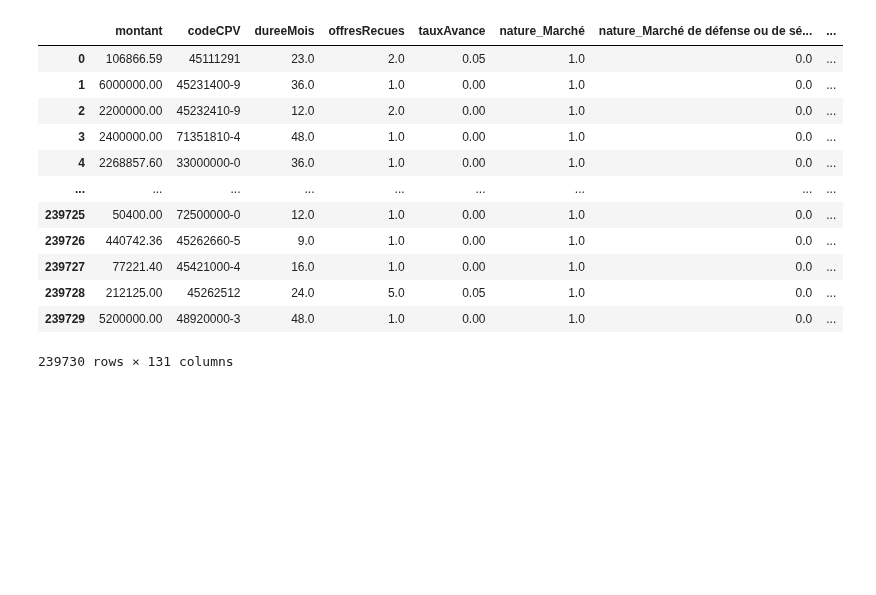
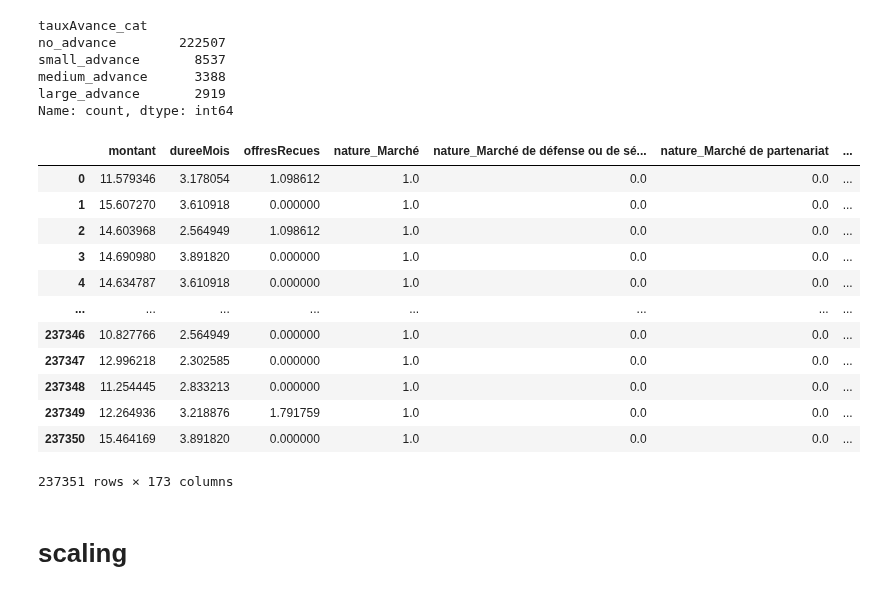
Before and after one commit to RonanB400/decp_ml, a Jupyter notebook: notebooks/LD_marche_sim_test_function.ipynb, the cells around one changed output. Saved outputs shown, nothing was run; the diff lists cells and outputs as text; code cells hidden in the pictures; blank space fills up the shorter version.

Commit message:
log transformation num, tauxavance en categorielle

```diff
--- a/notebooks/LD_marche_sim_test_function.ipynb
+++ b/notebooks/LD_marche_sim_test_function.ipynb
@@ -12,0 +46,8 @@ df = pd.read_csv('../data/train.csv', encoding='utf-8')
+# %%
+cpv_group_counts = df['codeCPV_2'].value_counts()
+top_n = 40
+top_groups = cpv_group_counts.nlargest(top_n)
+# %%
+df = df[df['codeCPV_2'].isin(top_groups.index)]
+
+df = df.drop(columns=['codeCPV'])
@@ -40,3 +99,15 @@ idAccordCadre               187389
 dtype: int64
 # %%
-# ajouter le cas CPV avec le code de Ronan et Paul
+bins = [-0.001, 0.001, 0.05, 0.15, 1.0]
+labels = ['no_advance', 'small_advance', 'medium_advance', 'large_advance']
+df['tauxAvance_cat'] = pd.cut(df['tauxAvance'], bins=bins, labels=labels)
+
+df = df.drop(columns=['tauxAvance'])
+df['tauxAvance_cat'].value_counts()
+# %% [output]
+tauxAvance_cat
+no_advance        222507
+small_advance       8537
+medium_advance      3388
+large_advance       2919
+Name: count, dtype: int64
@@ -45,20 +114,20 @@ df = encoding_idAccordCadre(df)
 # %%
-columns_categorical = ['nature', 'procedure', 'formePrix', 'marcheInnovant', 'ccag', 'sousTraitanceDeclaree', 'typeGroupementOperateurs', 'origineFrance', 'idAccordCadre']
-columns_numerical = ['montant', 'dureeMois', 'offresRecues', 'tauxAvance']
-df_test = preprocess_categorielle(df, columns_categorical)
+df = preprocess_categorielle(df, columns_categorical)
 # %%
-df_test
+df
 # %% [output]
-|  | montant | codeCPV | dureeMois | offresRecues | tauxAvance | nature_Marché | nature_Marché de défense ou de sé... | ... |
-| 0 | 106866.59 | 45111291 | 23.0 | 2.0 | 0.05 | 1.0 | 0.0 | ... |
-| 1 | 6000000.00 | 45231400-9 | 36.0 | 1.0 | 0.00 | 1.0 | 0.0 | ... |
-| 2 | 2200000.00 | 45232410-9 | 12.0 | 2.0 | 0.00 | 1.0 | 0.0 | ... |
-| 3 | 2400000.00 | 71351810-4 | 48.0 | 1.0 | 0.00 | 1.0 | 0.0 | ... |
-| 4 | 2268857.60 | 33000000-0 | 36.0 | 1.0 | 0.00 | 1.0 | 0.0 | ... |
-| ... | ... | ... | ... | ... | ... | ... | ... | ... |
-| 239725 | 50400.00 | 72500000-0 | 12.0 | 1.0 | 0.00 | 1.0 | 0.0 | ... |
-| 239726 | 440742.36 | 45262660-5 | 9.0 | 1.0 | 0.00 | 1.0 | 0.0 | ... |
-| 239727 | 77221.40 | 45421000-4 | 16.0 | 1.0 | 0.00 | 1.0 | 0.0 | ... |
-| 239728 | 212125.00 | 45262512 | 24.0 | 5.0 | 0.05 | 1.0 | 0.0 | ... |
-| 239729 | 5200000.00 | 48920000-3 | 48.0 | 1.0 | 0.00 | 1.0 | 0.0 | ... |
+|  | montant | dureeMois | offresRecues | nature_Marché | nature_Marché de défense ou de sé... | nature_Marché de partenariat | ... |
+| 0 | 11.579346 | 3.178054 | 1.098612 | 1.0 | 0.0 | 0.0 | ... |
+| 1 | 15.607270 | 3.610918 | 0.000000 | 1.0 | 0.0 | 0.0 | ... |
+| 2 | 14.603968 | 2.564949 | 1.098612 | 1.0 | 0.0 | 0.0 | ... |
+| 3 | 14.690980 | 3.891820 | 0.000000 | 1.0 | 0.0 | 0.0 | ... |
+| 4 | 14.634787 | 3.610918 | 0.000000 | 1.0 | 0.0 | 0.0 | ... |
+| ... | ... | ... | ... | ... | ... | ... | ... |
+| 237346 | 10.827766 | 2.564949 | 0.000000 | 1.0 | 0.0 | 0.0 | ... |
+| 237347 | 12.996218 | 2.302585 | 0.000000 | 1.0 | 0.0 | 0.0 | ... |
+| 237348 | 11.254445 | 2.833213 | 0.000000 | 1.0 | 0.0 | 0.0 | ... |
+| 237349 | 12.264936 | 3.218876 | 1.791759 | 1.0 | 0.0 | 0.0 | ... |
+| 237350 | 15.464169 | 3.891820 | 0.000000 | 1.0 | 0.0 | 0.0 | ... |
-239730 rows × 131 columns
+237351 rows × 173 columns
+# %% [markdown]
+# scaling
```
Also changed, not shown: parts of 18 cells of this notebook, 5 other files.
